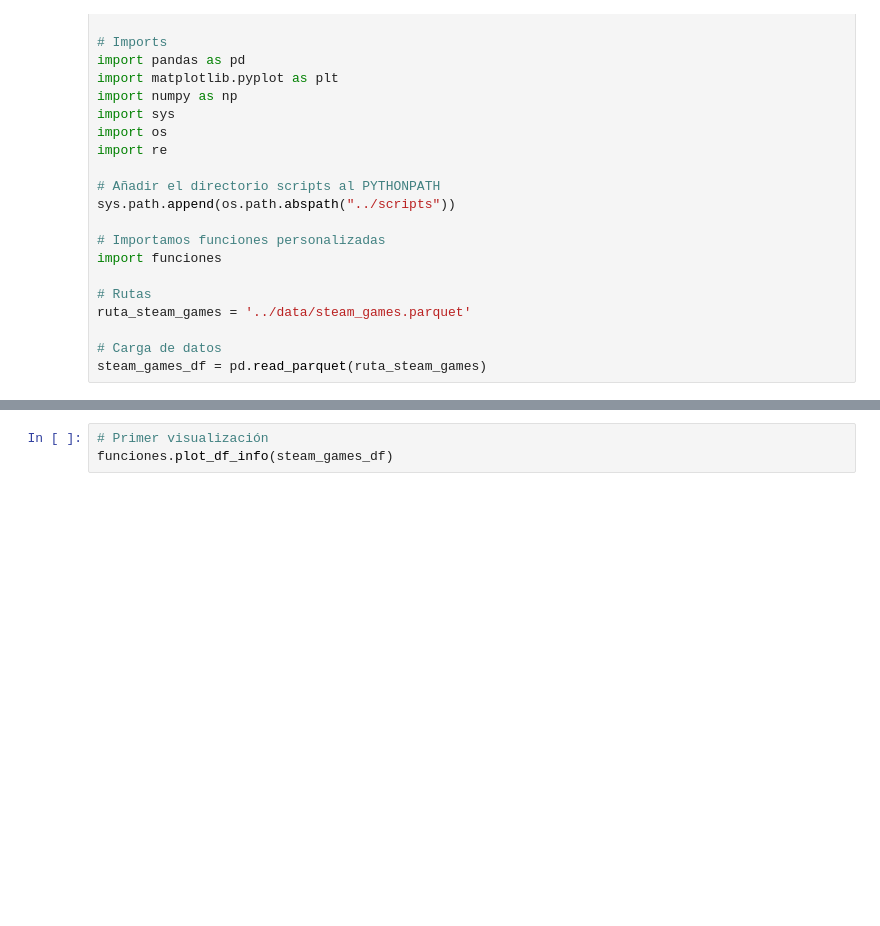
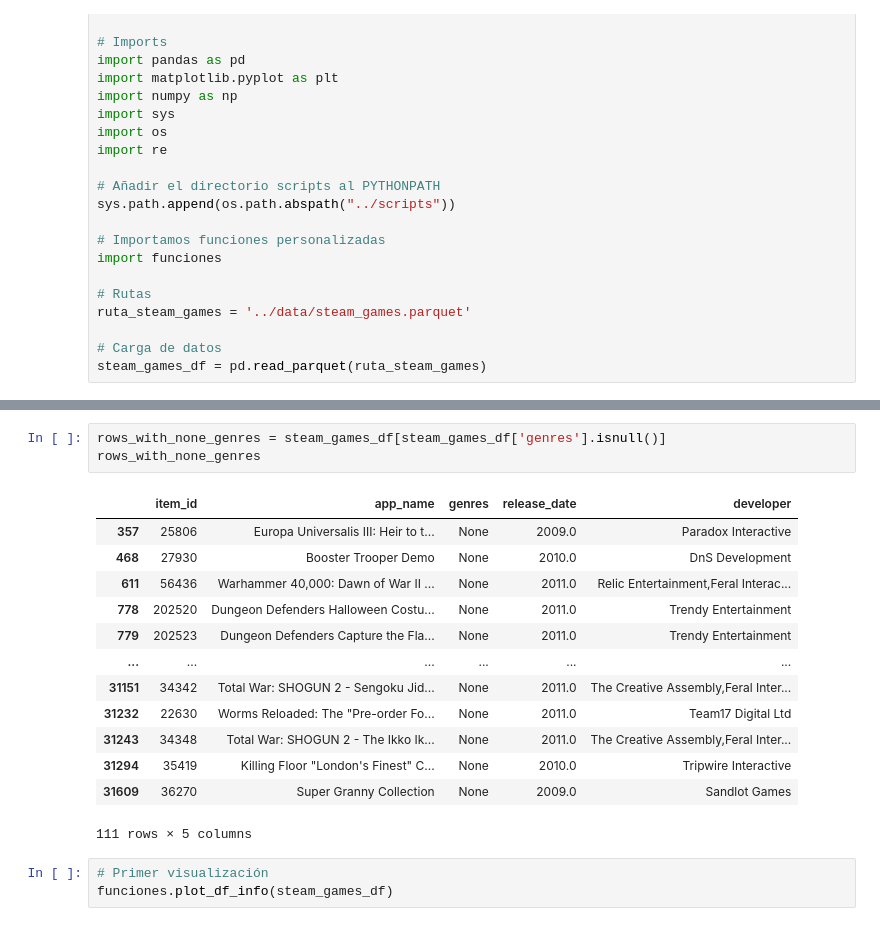
Before and after one commit to RoblesIan/Steam-API, a Jupyter notebook: notebooks/ETL_steam_games.ipynb, the cells around one changed output, grey strips where cells are left out. Saved outputs shown, nothing was run; the diff lists cells and outputs as text; blank space fills up the shorter version.

```diff
--- a/notebooks/ETL_steam_games.ipynb
+++ b/notebooks/ETL_steam_games.ipynb
@@ -25,3 +29,20 @@ steam_games_df = pd.read_parquet(ruta_steam_games)
+# %%
+rows_with_none_genres = steam_games_df[steam_games_df['genres'].isnull()]
+rows_with_none_genres
+# %% [output]
+|  | item_id | app_name | genres | release_date | developer |
+| 357 | 25806 | Europa Universalis III: Heir to t... | None | 2009.0 | Paradox Interactive |
+| 468 | 27930 | Booster Trooper Demo | None | 2010.0 | DnS Development |
+| 611 | 56436 | Warhammer 40,000: Dawn of War II ... | None | 2011.0 | Relic Entertainment,Feral Interac... |
+| 778 | 202520 | Dungeon Defenders Halloween Costu... | None | 2011.0 | Trendy Entertainment |
+| 779 | 202523 | Dungeon Defenders Capture the Fla... | None | 2011.0 | Trendy Entertainment |
+| ... | ... | ... | ... | ... | ... |
+| 31151 | 34342 | Total War: SHOGUN 2 - Sengoku Jid... | None | 2011.0 | The Creative Assembly,Feral Inter... |
+| 31232 | 22630 | Worms Reloaded: The "Pre-order Fo... | None | 2011.0 | Team17 Digital Ltd |
+| 31243 | 34348 | Total War: SHOGUN 2 - The Ikko Ik... | None | 2011.0 | The Creative Assembly,Feral Inter... |
+| 31294 | 35419 | Killing Floor "London's Finest" C... | None | 2010.0 | Tripwire Interactive |
+| 31609 | 36270 | Super Granny Collection | None | 2009.0 | Sandlot Games |
+111 rows × 5 columns
 # %%
 # Primer visualización
 funciones.plot_df_info(steam_games_df)
```
Also changed, not shown: parts of 1 cell of this notebook, 8 other files.
